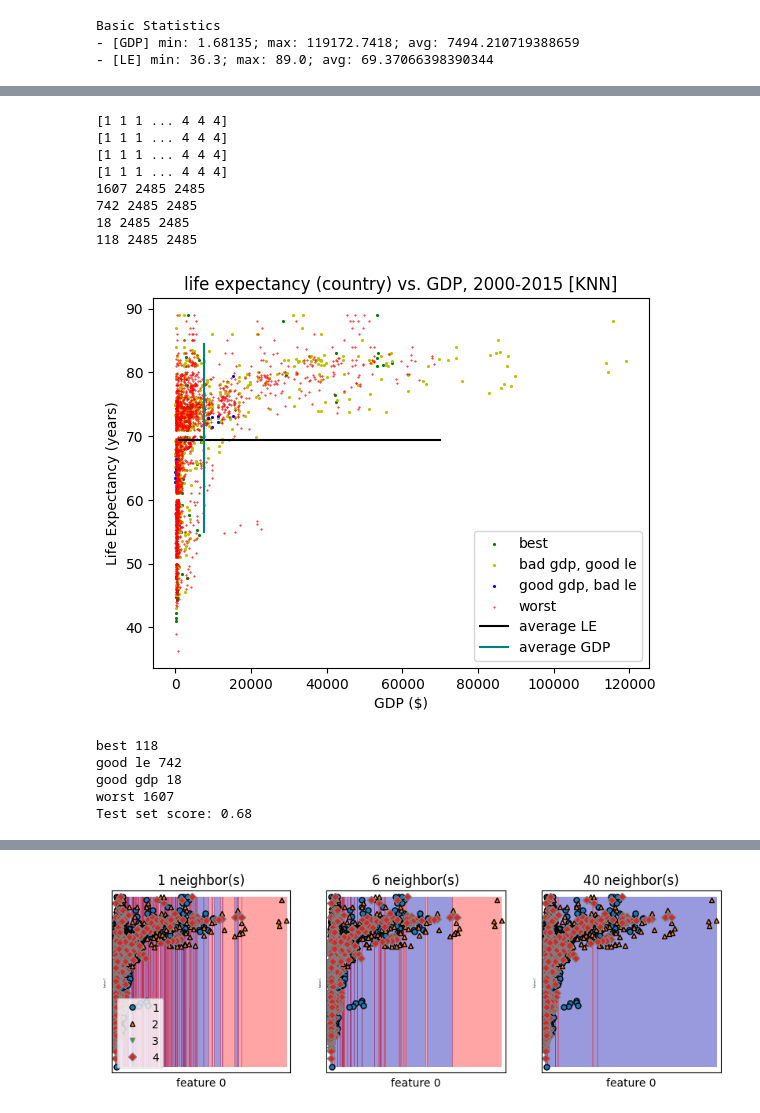
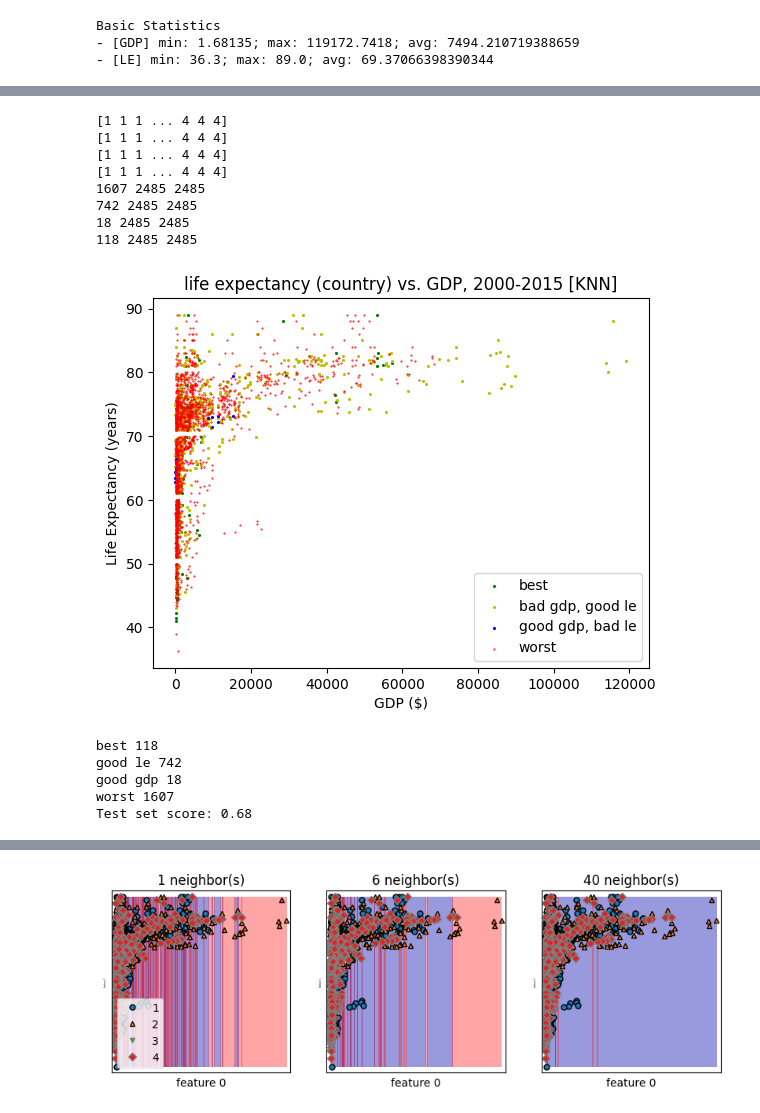
Before and after one commit to DolevArtzi/algsforbigdata, a Jupyter notebook: regression_testing.ipynb, the cells around one changed output, grey strips where cells are left out. Cells and saved outputs as stored; diff of their text form; code cells hidden in the pictures.

```diff
--- a/regression_testing.ipynb
+++ b/regression_testing.ipynb
@@ -145,36 +128,36 @@ p._legend()
 p.plotGeneric(data=cats[1],label='bad gdp, good le',
                     scatterArgs={'s':1.5,'color':'y'},
                     wait=True)
 p._legend()
 p.plotGeneric(data=cats[2],label='good gdp, bad le',
                     scatterArgs={'s':1.5,'color':'b'},
                     wait=True)
 p._legend()
 p.plotGeneric(data=cats[0],label='worst',
                     scatterArgs={'s':0.2,'color':'r'},
                     wait=True,
                     chart={'title':'life expectancy (country) vs. GDP, 2000-2015 [KNN]',
                            'xlabel':'GDP ($)',
                            'ylabel':'Life Expectancy (years)'})
-plt.plot([1000,70000],[avg_le,avg_le],label='average LE',color='black')
-plt.plot([avg_gdp,avg_gdp],[55,84.5],label='average GDP',color='teal')
+# plt.plot([1000,70000],[avg_le,avg_le],label='average LE',color='black')
+# plt.plot([avg_gdp,avg_gdp],[55,84.5],label='average GDP',color='teal')
 plt.legend()
 p._showPlt()
 print('best',len(cats[3][0]))
 print('good le',len(cats[1][0]))
 print('good gdp',len(cats[2][0]))
 print('worst',len(cats[0][0]))
 print("Test set score: {:.2f}".format(np.mean(predictions == y)))
 # %% [output]
 [1 1 1 ... 4 4 4]
 [1 1 1 ... 4 4 4]
 [1 1 1 ... 4 4 4]
 [1 1 1 ... 4 4 4]
 1607 2485 2485
 742 2485 2485
 18 2485 2485
 118 2485 2485
-[figure, old version]
+[figure, new version]
 best 118
 good le 742
 good gdp 18
```
Also changed, not shown: parts of 6 cells of this notebook, 1 other file.
